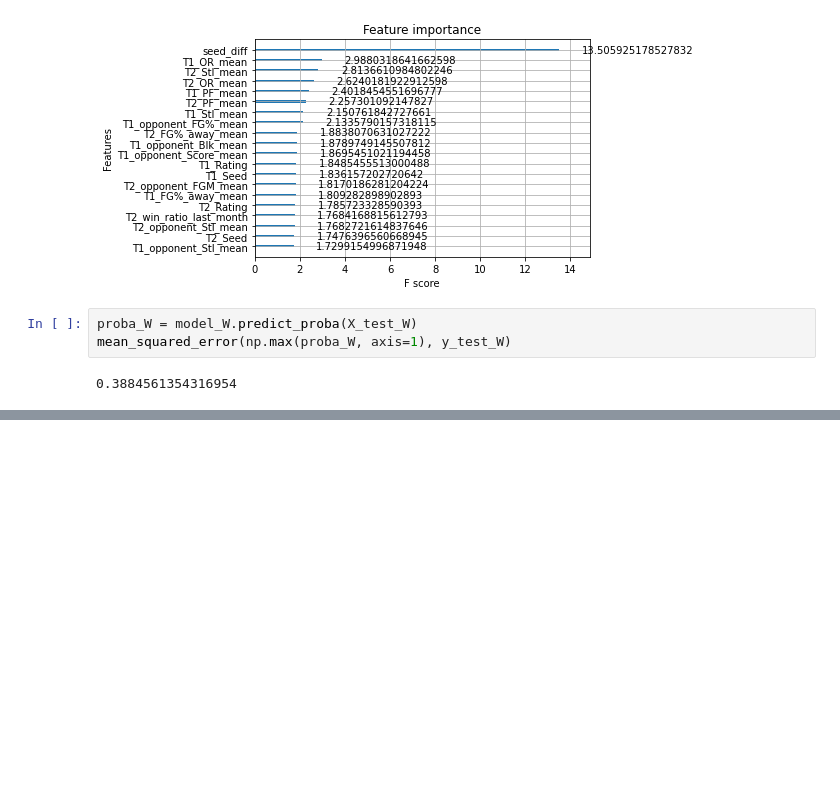
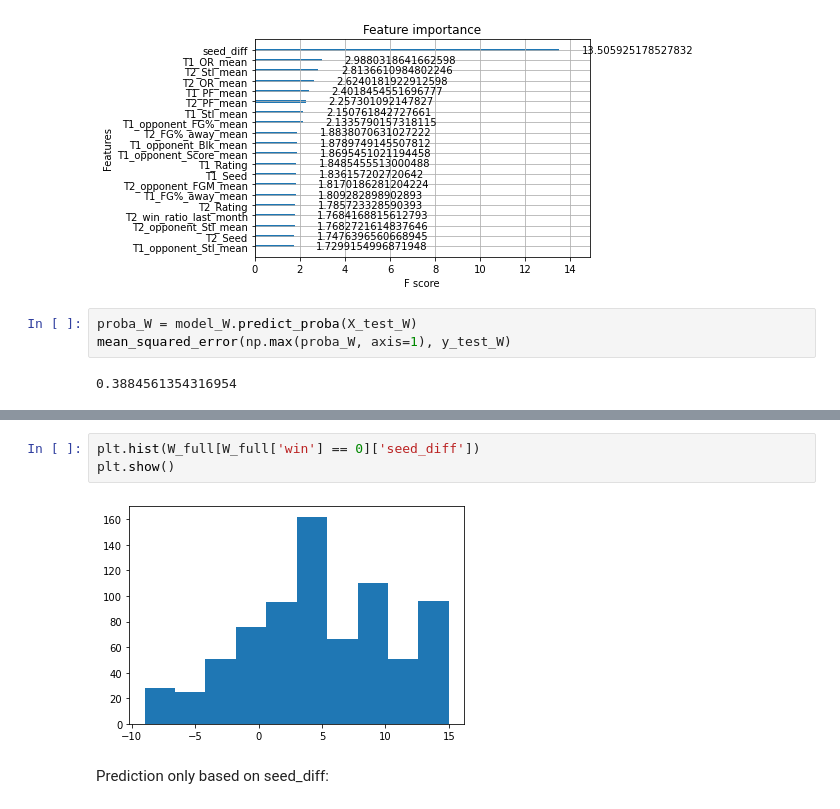
Before and after one commit to skowronskid/March-Machine-Learning-Mania-2023, a Jupyter notebook: modelling.ipynb, the cells around one changed output, grey strips where cells are left out. Cells and saved outputs as stored; diff of their text form; blank space fills up the shorter version.

```diff
--- a/modelling.ipynb
+++ b/modelling.ipynb
@@ -176,0 +189,7 @@ mean_squared_error(np.max(proba_W, axis=1), y_test_W)
+# %%
+plt.hist(W_full[W_full['win'] == 0]['seed_diff'])
+plt.show()
+# %% [output]
+[figure, added]
+# %% [markdown]
+Prediction only based on seed_diff:
```
Also changed, not shown: parts of 8 cells of this notebook.
